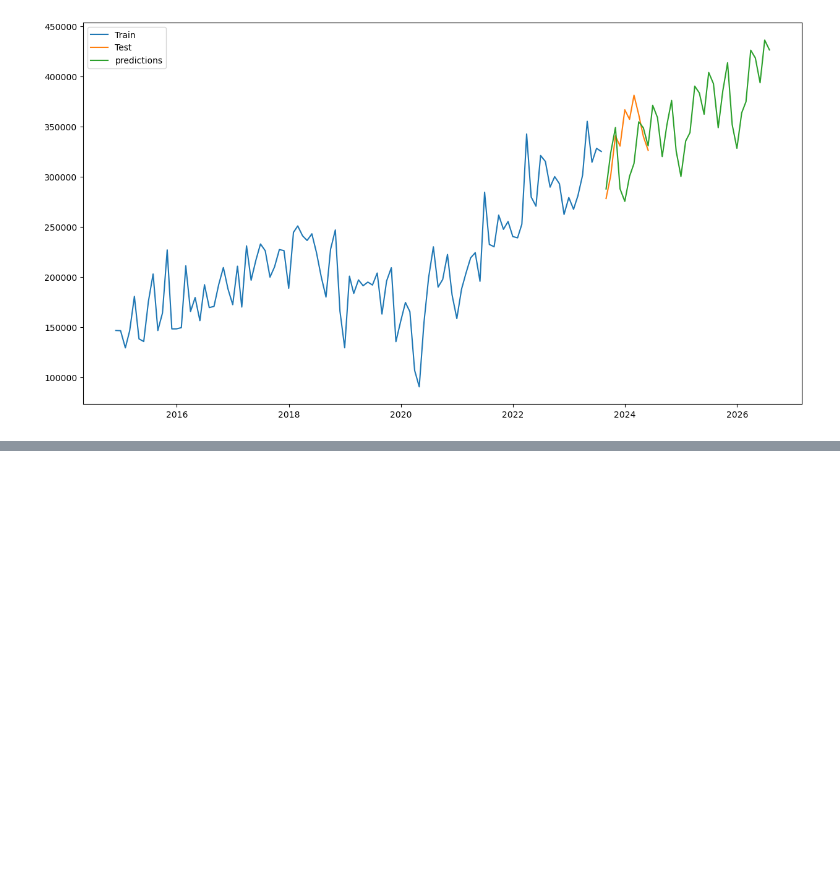
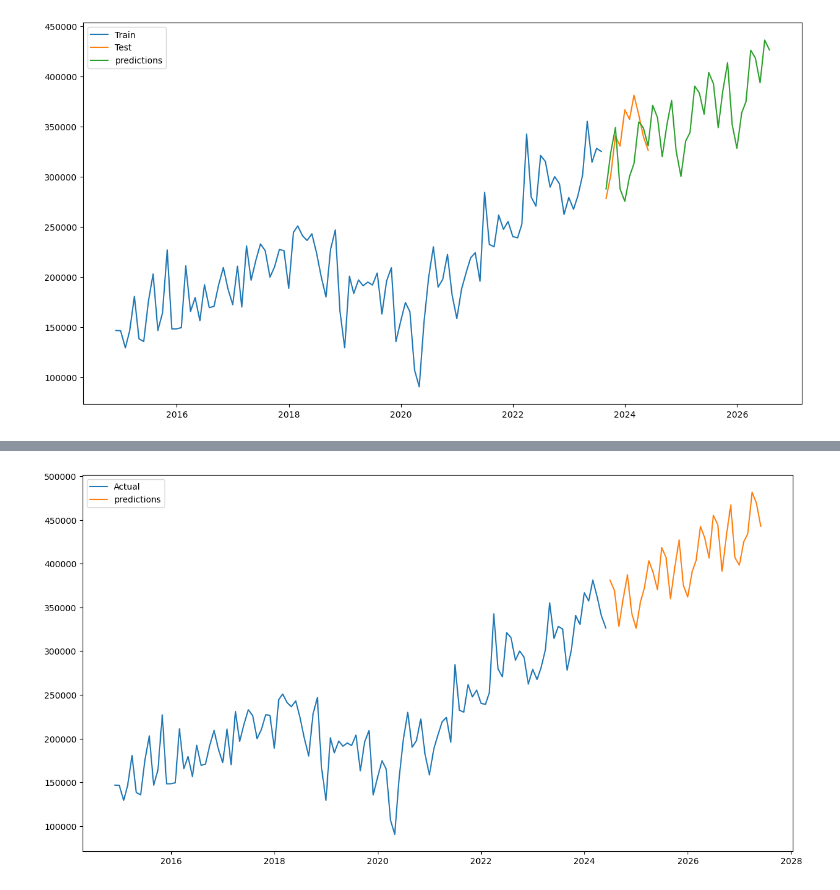
Before and after one commit to sgailly/DashBoardDistributeurPieces, a Jupyter notebook: sales_overtime.ipynb, the cells around one changed output, grey strips where cells are left out. Drawn from its saved outputs; the diff is of its cells as text; code cells hidden in the pictures; blank space fills up the shorter version.

```diff
--- a/sales_overtime.ipynb
+++ b/sales_overtime.ipynb
@@ -169,0 +183,8 @@ plt.show()
+# %%
+plt.figure(figsize=(15, 8))
+plt.plot(df3['ds'], df3['y'], label="Actual")
+plt.plot(forecast3[-horizon:]['ds'], forecast3[-horizon:]['yhat'], label="predictions")
+plt.legend(loc="best")
+plt.show()
+# %% [output]
+[figure, added]
```
Also changed, not shown: parts of 8 cells of this notebook, 1 other file.
